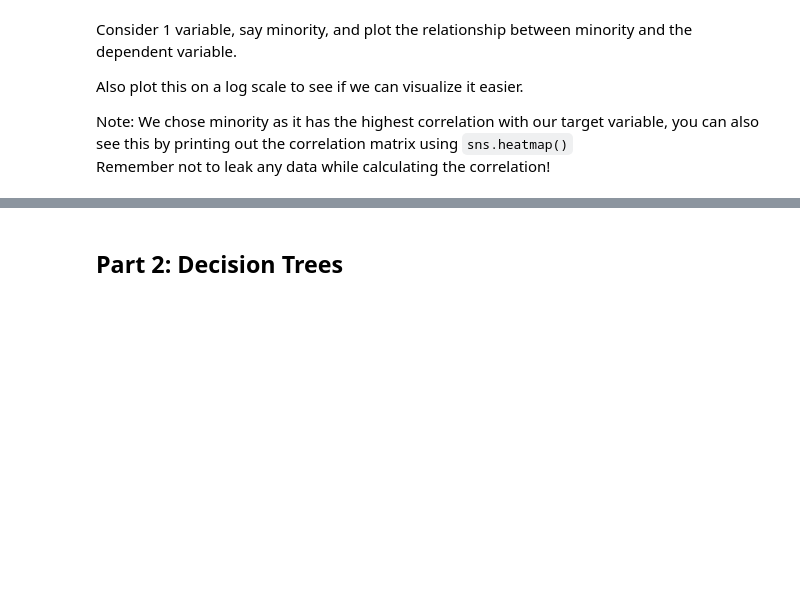
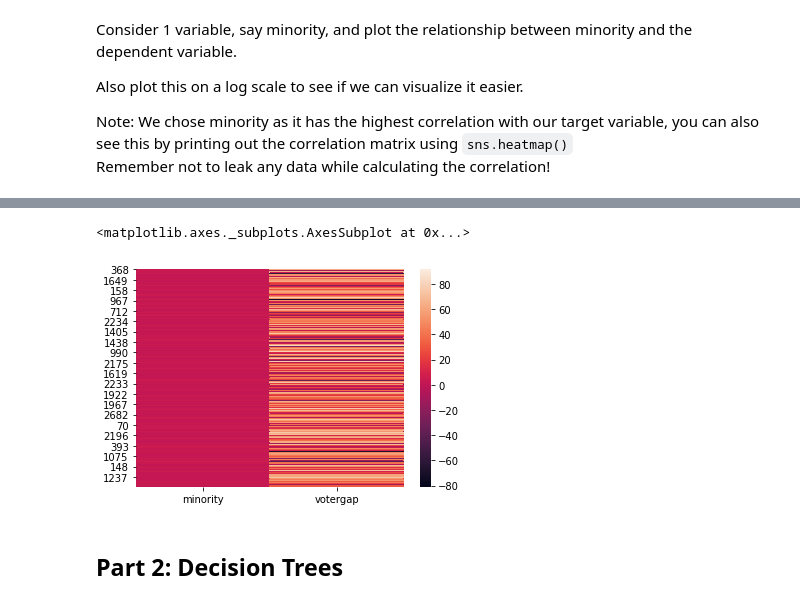
Before and after one commit to pramendra/univ-ml2-lab1, a Jupyter notebook: distribute_lab1.ipynb, the cells around one changed output, grey strips where cells are left out. Cells and saved outputs as stored; diff of their text form; code cells hidden in the pictures; blank space fills up the shorter version.

```diff
--- a/distribute_lab1.ipynb
+++ b/distribute_lab1.ipynb
@@ -49,3 +122,8 @@ Remember not to leak any data while calculating the correlation!
 # %%
-#Plot minorty vs votergap
+#Plot log(minorty) vs votergap
 #your code here
+new_data_log = np.log2(X_train[['minority']]).merge(y_train, right_index=True, left_index=True)
+sns.heatmap(new_data_log)
+# %% [output]
+<matplotlib.axes._subplots.AxesSubplot at 0x...>
+[figure, added]
```
Also changed, not shown: parts of 16 cells of this notebook.
